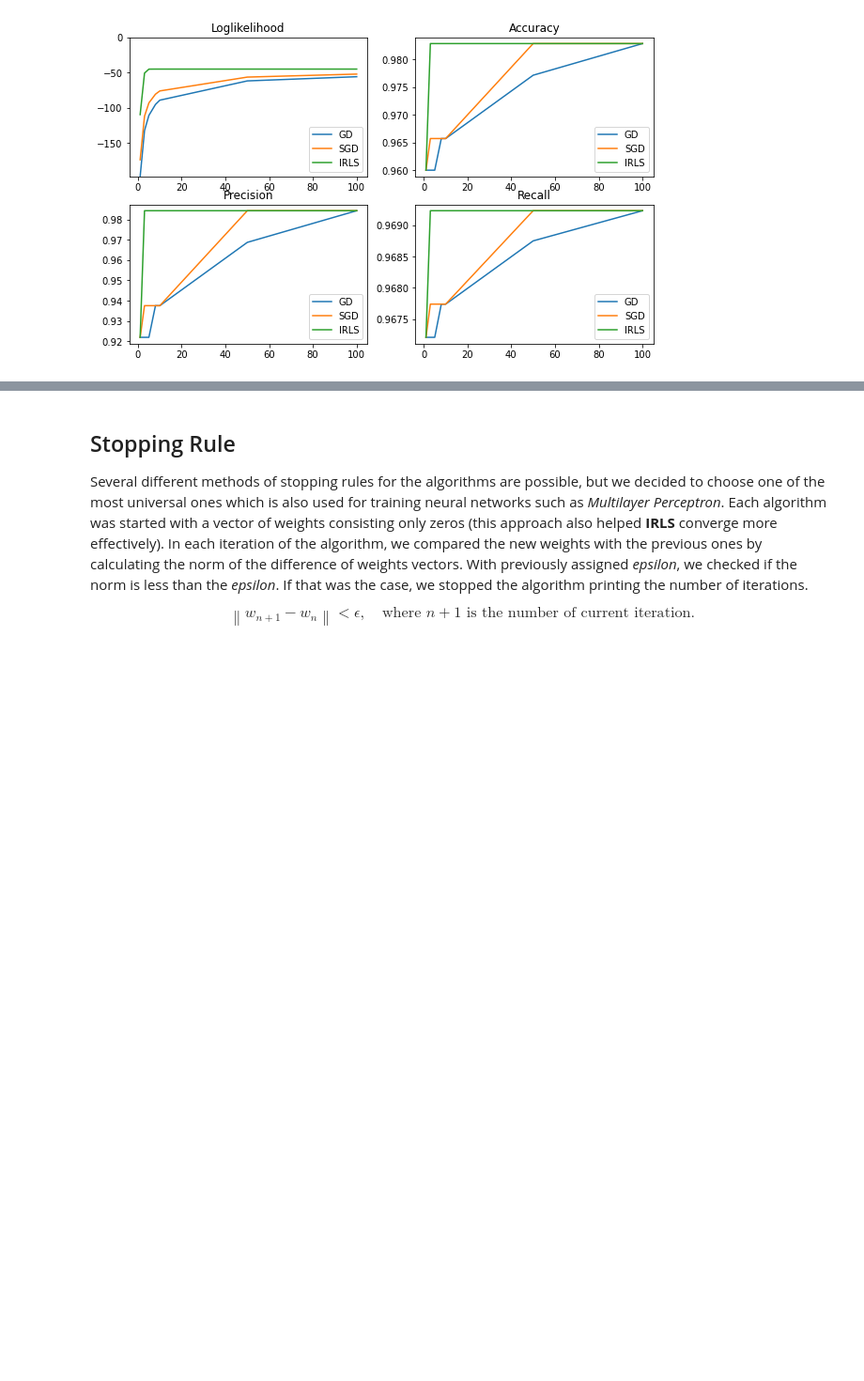
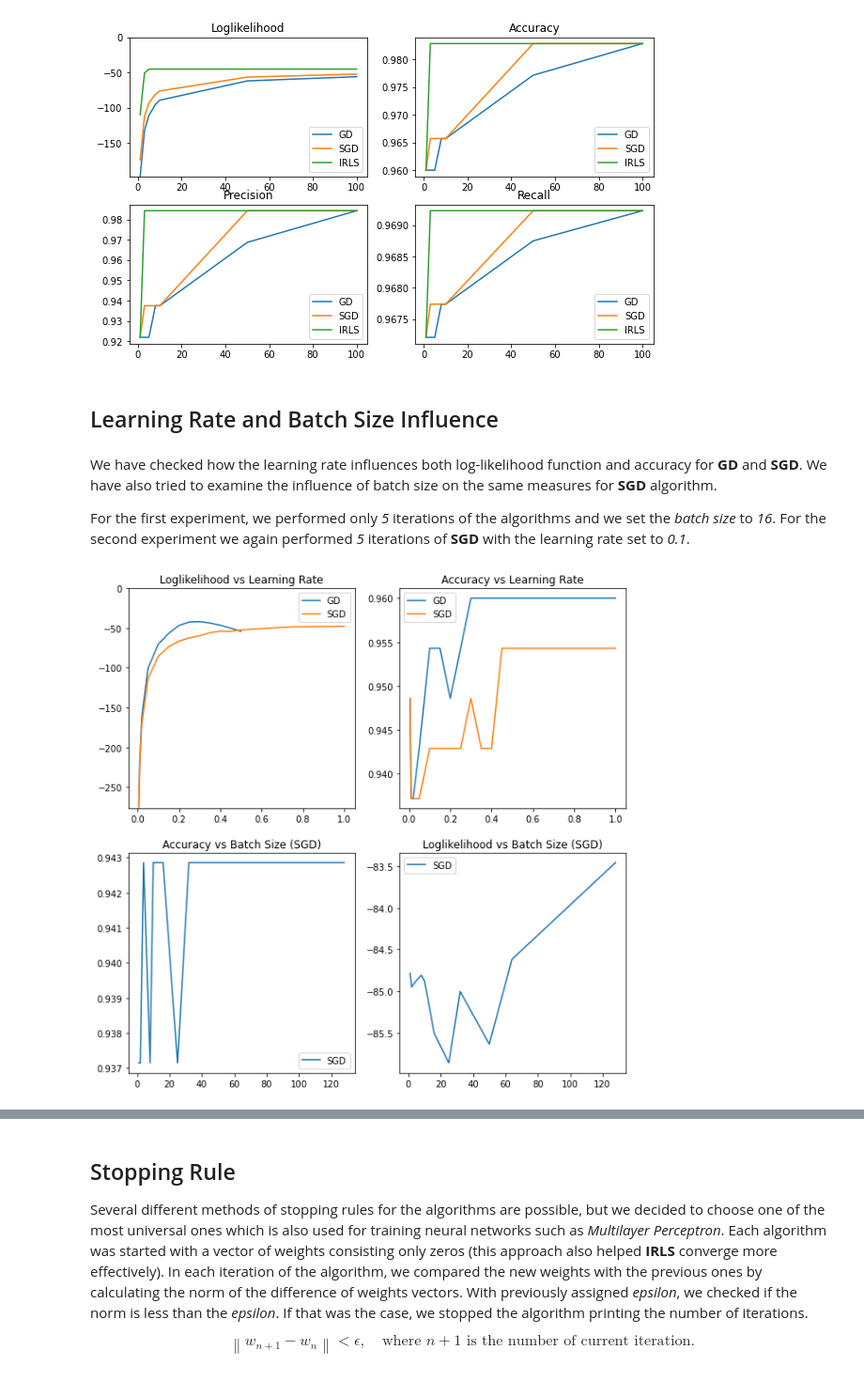
Before and after one commit to marneusz/AML_log_regression_optimization, a Jupyter notebook: report.ipynb, the cells around one changed output, grey strips where cells are left out. Shown: that part at 94% size. Cells and saved outputs as stored; diff of their text form; code cells hidden in the pictures; blank space fills up the shorter version.

```diff
--- a/report.ipynb
+++ b/report.ipynb
@@ -44,3 +48,13 @@ We have examined how loglikelihood and other measures are affected by number of
 plot_measures()
 # %% [output]
 [figure]
+# %% [markdown]
+## Learning Rate and Batch Size Influence
+# %% [markdown]
+We have checked how the learning rate influences both log-likelihood function and accuracy for __GD__ and __SGD__. We have also tried to examine the influence of batch size on the same measures for __SGD__ algorithm.
+
+For the first experiment, we performed only _5_ iterations of the algorithms and we set the _batch size_ to _16_. For the second experiment we again performed _5_ iterations of __SGD__ with the learning rate set to _0.1_.
+# %%
+plot_GD_SGD(figsize=(10,10))
+# %% [output]
+[figure, added]
```
Also changed, not shown: parts of 5 cells of this notebook.
